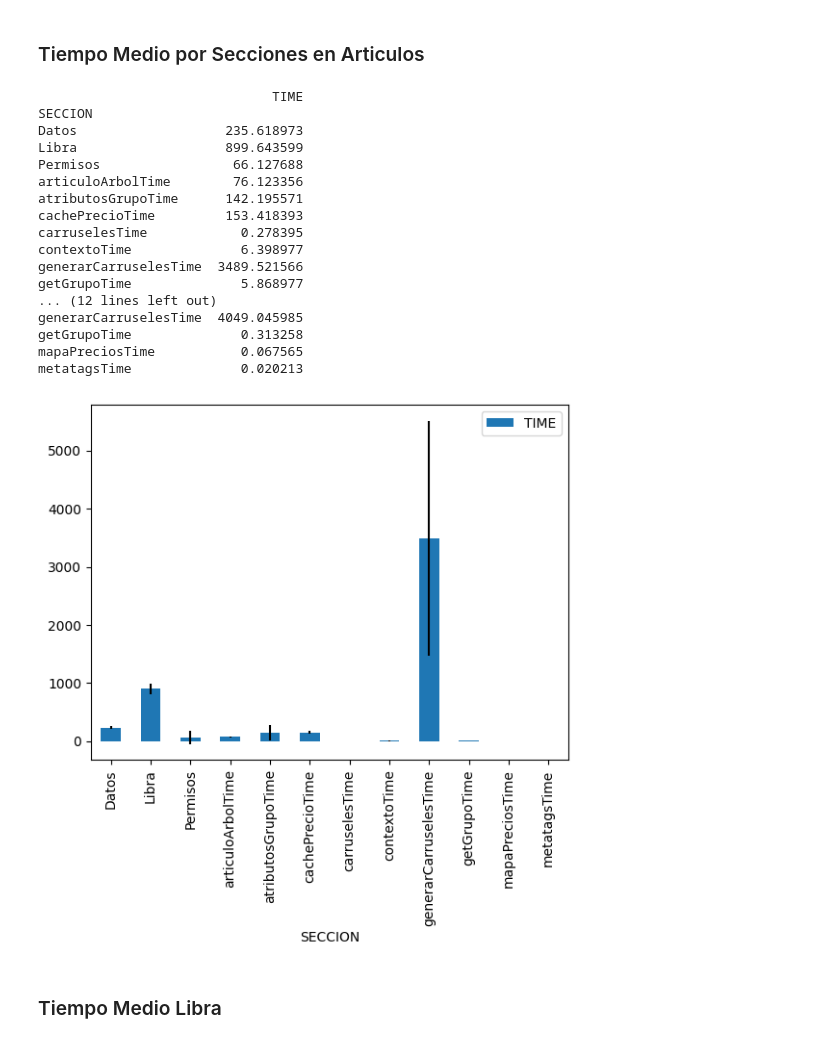
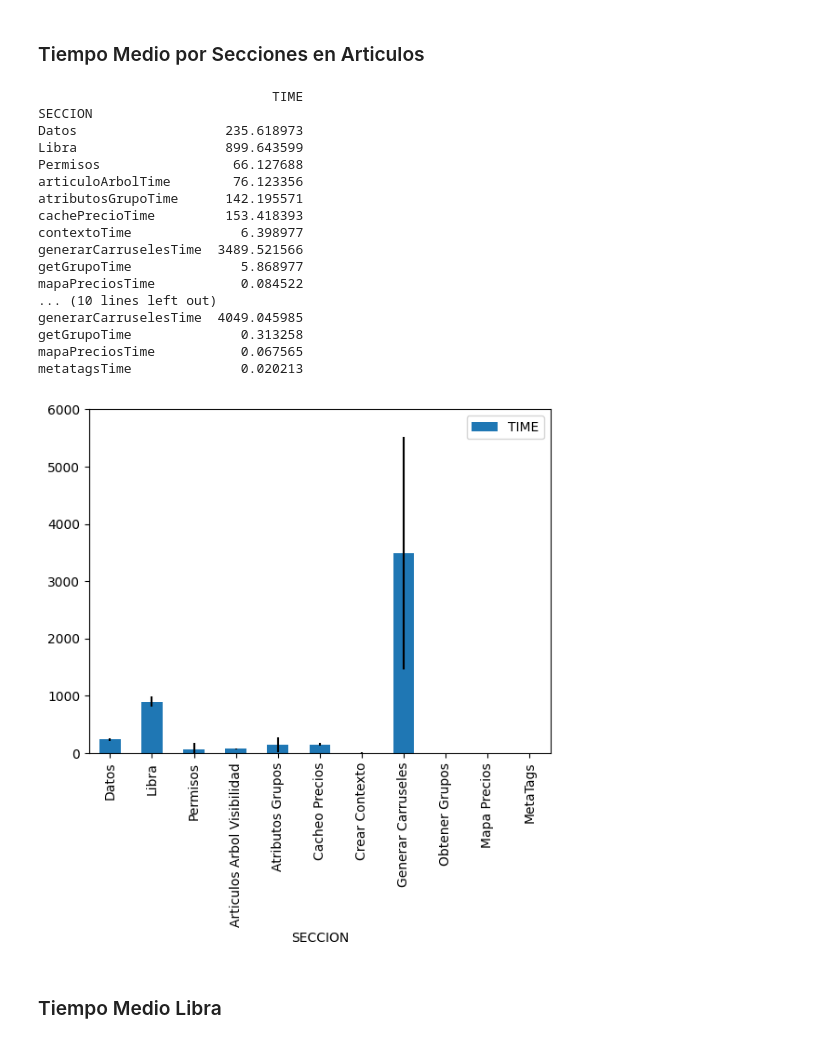
Before and after one commit to JavierBrenlla/pandas, a Jupyter notebook: rendimientosegundaversion.ipynb, the cells around one changed output. Cells and saved outputs as stored; diff of their text form; code cells hidden in the pictures.

```diff
--- a/rendimientosegundaversion.ipynb
+++ b/rendimientosegundaversion.ipynb
@@ -129,31 +226,44 @@ paginacionItemsTime      0.146202
 # %%
 articulo = df[df["VISTA"] == "articulo"]
 
-articulo_filtrado = articulo[articulo["SECCION"] != "Renderizado"]
+articulo_filtrado = articulo[(articulo["SECCION"] != "Renderizado") & (articulo["SECCION"] != "carruselesTime")]
 
-articulo_filtrado.groupby("SECCION").mean().plot(kind = "bar", yerr = articulo_filtrado.groupby("SECCION").std() / 2)
+ax = articulo_filtrado.groupby("SECCION").mean().plot(kind = "bar", yerr = articulo_filtrado.groupby("SECCION").std() / 2, ylim=[0, 6000])
+
+ax.set_xticklabels(["Datos",
+                    "Libra",
+                    "Permisos",
+                    "Articulos Arbol Visibilidad",
+                    "Atributos Grupos",
+                    "Cacheo Precios",
+                    "Crear Contexto",
+                    "Generar Carruseles",
+                    "Obtener Grupos",
+                    "Mapa Precios",
+                    "MetaTags",
+                    ])
 
 print(articulo_filtrado.groupby("SECCION").mean())
 print(articulo_filtrado.groupby("SECCION").std(ddof=0))
 # %% [output]
                               TIME
 SECCION
 Datos                   235.618973
 Libra                   899.643599
 Permisos                 66.127688
 articuloArbolTime        76.123356
 atributosGrupoTime      142.195571
 cachePrecioTime         153.418393
-carruselesTime            0.278395
 contextoTime              6.398977
 generarCarruselesTime  3489.521566
 getGrupoTime              5.868977
-... (12 lines left out)
+mapaPreciosTime           0.084522
+... (10 lines left out)
 generarCarruselesTime  4049.045985
 getGrupoTime              0.313258
 mapaPreciosTime           0.067565
 metatagsTime              0.020213
-[figure, old version]
+[figure, new version]
 # %% [markdown]
 ### Tiempo Medio Libra
 # %%
```
Also changed, not shown: parts of 8 cells of this notebook.
